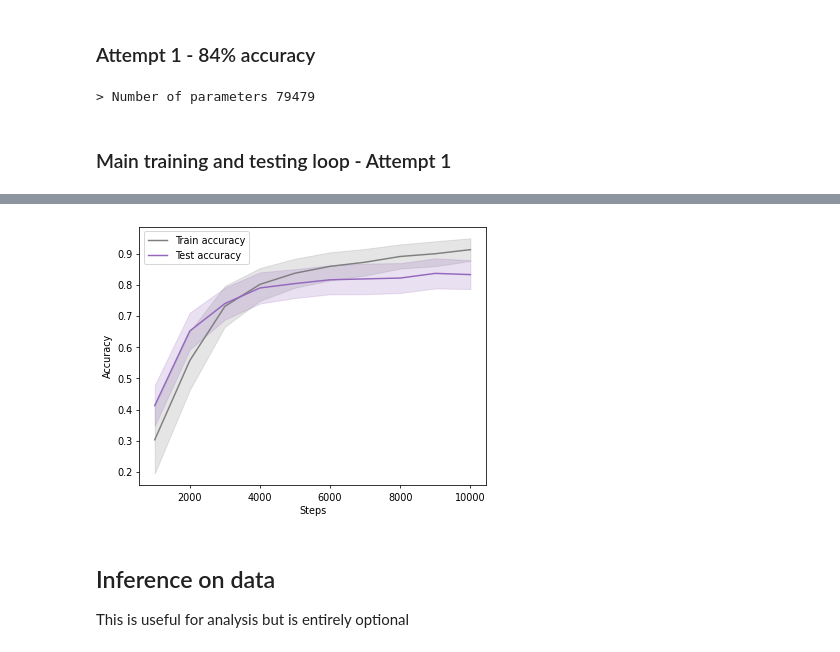
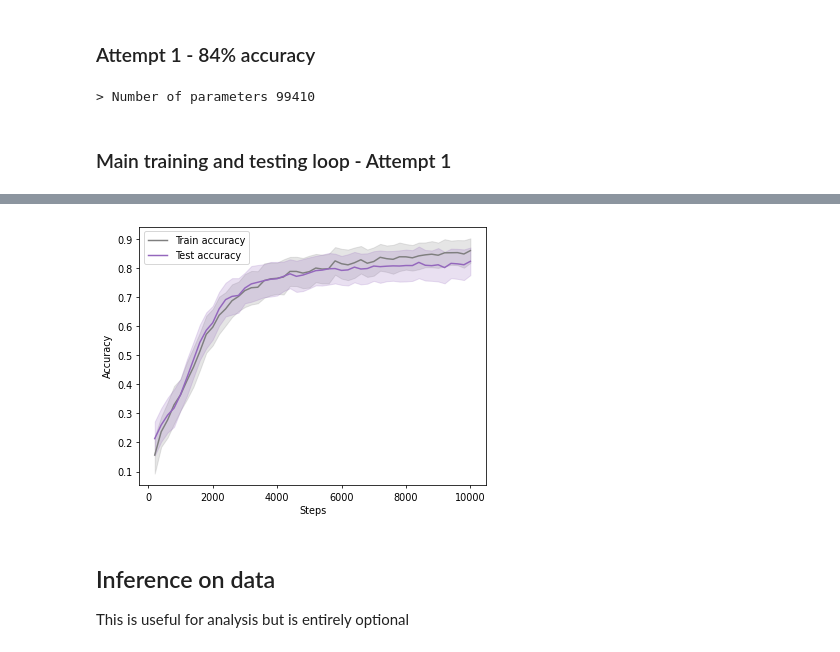
Before and after one commit to billy1479/DeepLearningCoursework, a Jupyter notebook: Discriminative/discriminativemodel_85percent.ipynb, the cells around one changed output, grey strips where cells are left out. Drawn from its saved outputs; the diff is of its cells as text; code cells hidden in the pictures.

```diff
--- a/Discriminative/discriminativemodel_85percent.ipynb
+++ b/Discriminative/discriminativemodel_85percent.ipynb
@@ -146,7 +146,7 @@ train_transform = transforms.Compose([
     # transforms.RandomHorizontalFlip(),
     # transforms.RandomHorizontalFlip(),
     # transforms.RandomCrop(28, padding=4),
-    # transforms.ColorJitter(brightness=0.1, contrast=0.1, saturation=0.1, hue=0.1),
+    transforms.ColorJitter(brightness=0.1, contrast=0.1, saturation=0.1, hue=0.1),
     transforms.Normalize(mean=[0.5, 0.5, 0.5], std=[0.5, 0.5, 0.5]),
 ])
 
@@ -227,38 +227,56 @@ plt.show()
 class EnhancedCNN(nn.Module):
     def __init__(self):
         super(EnhancedCNN, self).__init__()
-        self.conv1 = nn.Conv2d(3, 16, kernel_size=3, padding=1)
-        self.bn1 = nn.BatchNorm2d(16)
-        self.conv2 = nn.Conv2d(16, 32,kernel_size=3, padding=1)
-        self.bn2 = nn.BatchNorm2d(32)
-        self.conv3 = nn.Conv2d(32, 50, kernel_size=3, padding=1)
-        self.bn3 = nn.BatchNorm2d(50)
-        self.conv4 = nn.Conv2d(50, 75, kernel_size=3, padding=1)
-        self.bn4 = nn.BatchNorm2d(75)
+        self.conv1 = nn.Conv2d(3, 20, kernel_size=3, padding=1)
+        self.bn1 = nn.BatchNorm2d(20)
+        self.conv2 = nn.Conv2d(20, 40,kernel_size=3, padding=1)
+        self.bn2 = nn.BatchNorm2d(40)
+        self.conv3 = nn.Conv2d(40, 60, kernel_size=3, padding=1)
+        self.bn3 = nn.BatchNorm2d(60)
+        self.conv4 = nn.Conv2d(60, 80, kernel_size=3, padding=1)
+        self.bn4 = nn.BatchNorm2d(80)
 
-        self.fc1 = nn.Linear(75, 100)
+        self.fc1 = nn.Linear(80, 100)
         self.fc2 = nn.Linear(100, 150)
         self.fc3 = nn.Linear(150, 20)
 
+    #     self._initialize_weights()
+
+
+    # def _initialize_weights(self):
+    #     # Proper initialization for better gradient flow
+    #     for m in self.modules():
+    #         if isinstance(m, nn.Conv2d):
+    #             nn.init.kaiming_normal_(m.weight, mode='fan_out', nonlinearity='relu')
+    #         elif isinstance(m, nn.BatchNorm2d):
+    #             nn.init.constant_(m.weight, 1)
+    #             nn.init.constant_(m.bias, 0)
+    #         elif isinstance(m, nn.Linear):
+    #             nn.init.kaiming_normal_(m.weight)
+    #             nn.init.constant_(m.bias, 0)
 
     def forward(self, x):
         x = F.relu(self.conv1(x))
         x = self.bn1(x)
         x = F.max_pool2d(x, 2)
+
         x = F.relu_(self.conv2(x))
         x = self.bn2(x)
         x = F.max_pool2d(x, 2)
+
+
         x = F.relu(self.conv3(x))
         x = self.bn3(x)
         x = F.max_pool2d(x, 2)
+
         x = F.relu(self.conv4(x))
         x = self.bn4(x)
         x = F.max_pool2d(x, 2)
 
         x = x.view(x.size(0), -1)
 
-        x = F.leaky_relu(self.fc1(x))
-        x = F.leaky_relu(self.fc2(x))
+        x = F.relu(self.fc1(x))
+        x = F.relu(self.fc2(x))
         x = self.fc3(x)
 
         return x
@@ -267,19 +285,17 @@ N = EnhancedCNN().to(device)
 
 print(f'> Number of parameters {len(torch.nn.utils.parameters_to_vector(N.parameters()))}')
 
-criterion = nn.CrossEntropyLoss(label_smoothing=0.2)
+criterion = nn.CrossEntropyLoss(label_smoothing=0.1)
 
-# optimiser = torch.optim.RMSprop(N.parameters(), lr=0.0018, alpha=0.90)
-optimiser = torch.optim.Adam(N.parameters(), lr=0.002)
+optimiser = torch.optim.AdamW(N.parameters(), lr=0.0018)
 
-scheduler = torch.optim.lr_scheduler.ReduceLROnPlateau(optimiser, mode='min', factor=0.5, patience=6)
-# scheduler = torch.optim.lr_scheduler.OneCycleLR(optimiser, max_lr=0.02, steps_per_epoch=len(train_loader) + 1, epochs=10000)
+scheduler = torch.optim.lr_scheduler.ReduceLROnPlateau(optimiser, mode='min', factor=0.225, patience=6)
 
 plot_data = []
 steps = 0
 best_test_acc = 0.0
 # %% [output]
-> Number of parameters 79479
+> Number of parameters 99410
 # %% [markdown]
 ### Main training and testing loop - Attempt 1
 # %%
@@ -292,7 +308,7 @@ while (steps < 10000):
     test_acc_arr = numpy.zeros(0)
 
     # iterate through some of the train dateset
-    for i in range(1000):
+    for i in range(200):
         x,t = next(train_iterator)
         x,t = x.to(device), t.to(device)
 
@@ -309,13 +325,13 @@ while (steps < 10000):
         train_acc_arr = numpy.append(train_acc_arr, pred.data.eq(t.view_as(pred)).float().mean().item())
 
     # iterate over the entire test dataset
-    # with torch.no_grad():
-    for x,t in test_loader:
-        x,t = x.to(device), t.to(device)
-        p = N(x)
-        loss = criterion(p,t)
-        pred = p.argmax(dim=1, keepdim=True)
-        test_acc_arr = numpy.append(test_acc_arr, pred.data.eq(t.view_as(pred)).float().mean().item())
+    with torch.no_grad():
+        for x,t in test_loader:
+            x,t = x.to(device), t.to(device)
+            p = N(x)
+            loss = criterion(p,t)
+            pred = p.argmax(dim=1, keepdim=True)
+            test_acc_arr = numpy.append(test_acc_arr, pred.data.eq(t.view_as(pred)).float().mean().item())
 
     avg_train_loss = numpy.mean(train_loss_arr)
     avg_train_acc = numpy.mean(train_acc_arr)
@@ -348,4 +364,4 @@ steps: 10000.00, train loss: 1.292, train acc: 0.912±0.036, test acc: 0.833±0.
-[figure, old version]
+[figure, new version]
 # %% [markdown]
 ## Inference on data
 
```
Also changed, not shown: parts of 2 cells of this notebook, 2 other files.
